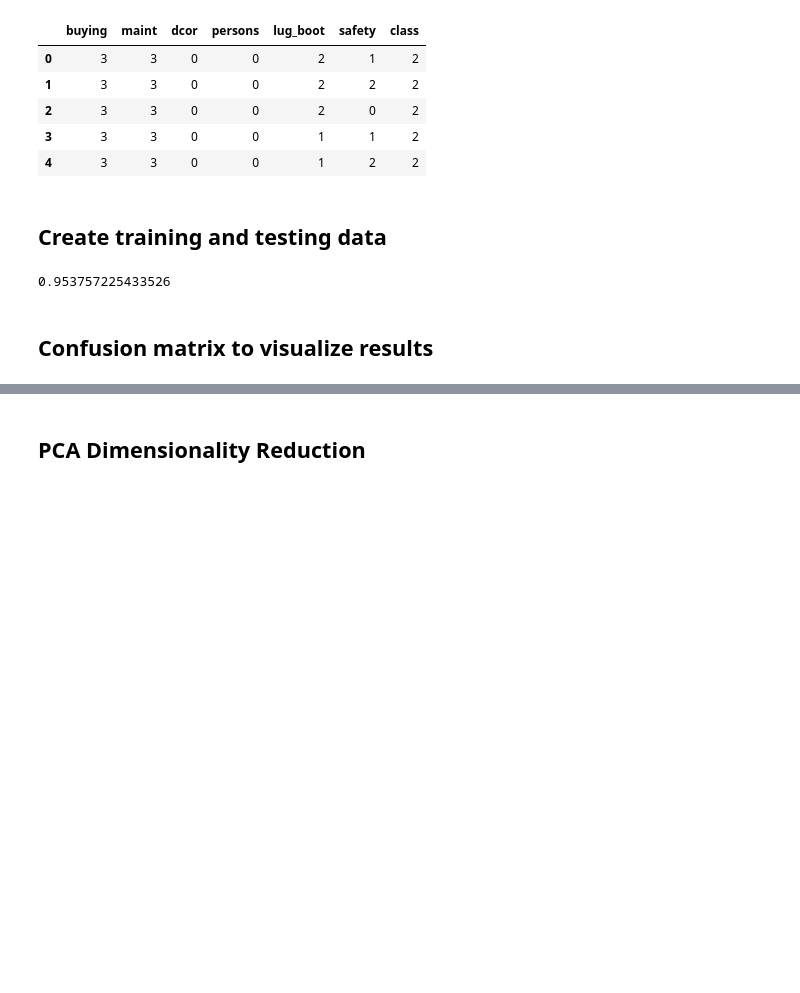
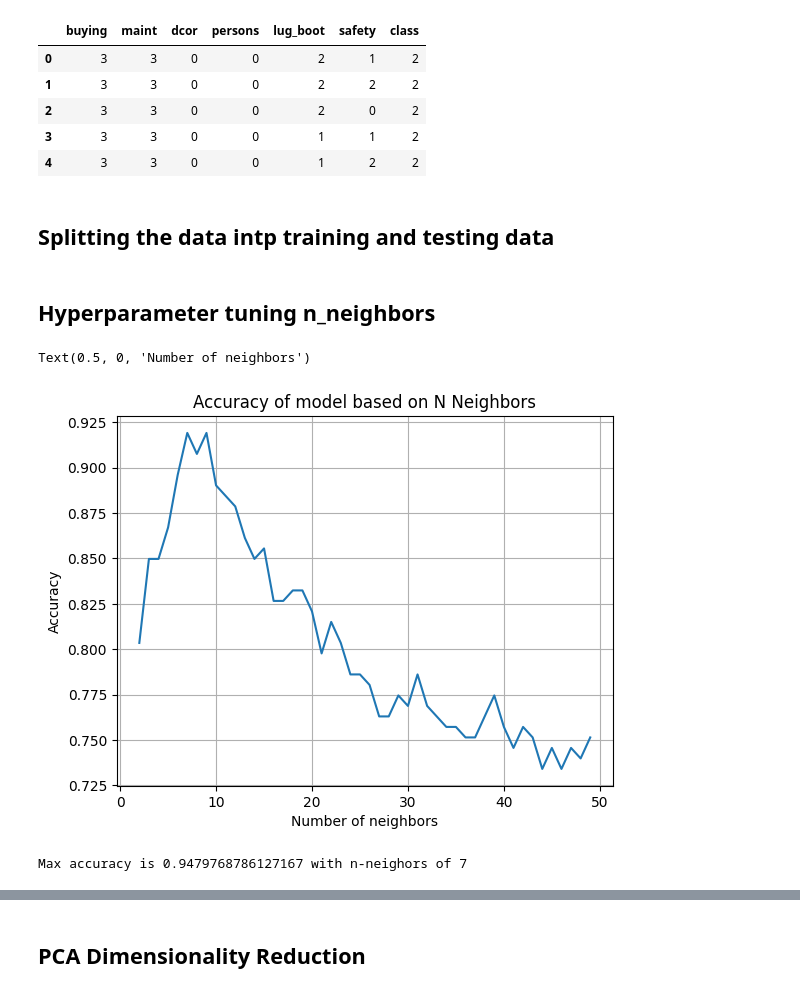
Before and after one commit to aidanobrien5599/CarDataKNN, a Jupyter notebook: analysis.ipynb, the cells around one changed output, grey strips where cells are left out. Cells and saved outputs as stored; diff of their text form; code cells hidden in the pictures; blank space fills up the shorter version.

```diff
--- a/analysis.ipynb
+++ b/analysis.ipynb
@@ -43,18 +45,33 @@ df.head()
 | 3 | 3 | 3 | 0 | 0 | 1 | 1 | 2 |
 | 4 | 3 | 3 | 0 | 0 | 1 | 2 | 2 |
 # %% [markdown]
-## Create training and testing data
+## Splitting the data intp training and testing data
 # %%
 Y = df['class']
 X = df.drop('class', axis=1)
 x_train, x_test, y_train, y_test = sklearn.model_selection.train_test_split(X, Y, test_size=0.1, shuffle=True)
-# %%
-model = KNeighborsClassifier(n_neighbors=7) ##most accurate neighbor count
-model.fit(x_train, y_train)
-predictions = model.predict(x_test)
-acc = model.score(x_test, y_test)
-acc
-# %% [output]
-0.953757225433526
-# %% [markdown]
-## Confusion matrix to visualize results
+# %% [markdown]
+## Hyperparameter tuning n_neighbors
+# %%
+testing_accs = {}
+range = np.arange(2, 50, 1)
+for n in range:
+    knn = KNeighborsClassifier(n_neighbors=n) ##most accurate neighbor count
+    knn.fit(x_train, y_train)
+    acc = knn.score(x_test, y_test)
+    testing_accs[n] = acc
+
+plt.plot(range, testing_accs.values())
+plt.grid()
+plt.title("Accuracy of model based on N Neighbors")
+plt.ylabel("Accuracy")
+plt.xlabel("Number of neighbors")
+# %% [output]
+Text(0.5, 0, 'Number of neighbors')
+[figure, added]
+# %%
+for key, value in testing_accs.items():
+    if value==max(testing_accs.values()):
+        print(f"Max accuracy is {value} with n-neighors of {key}")
+# %% [output]
+Max accuracy is 0.9479768786127167 with n-neighors of 7
```
Also changed, not shown: parts of 7 cells of this notebook.
